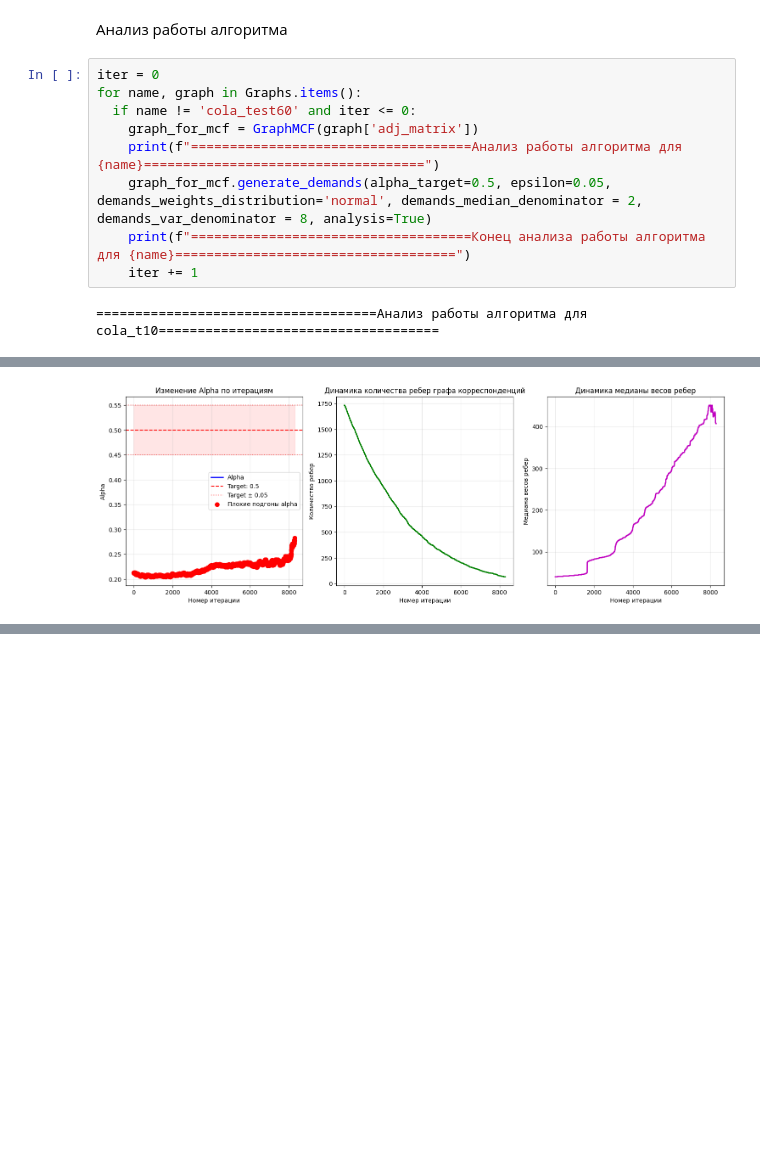
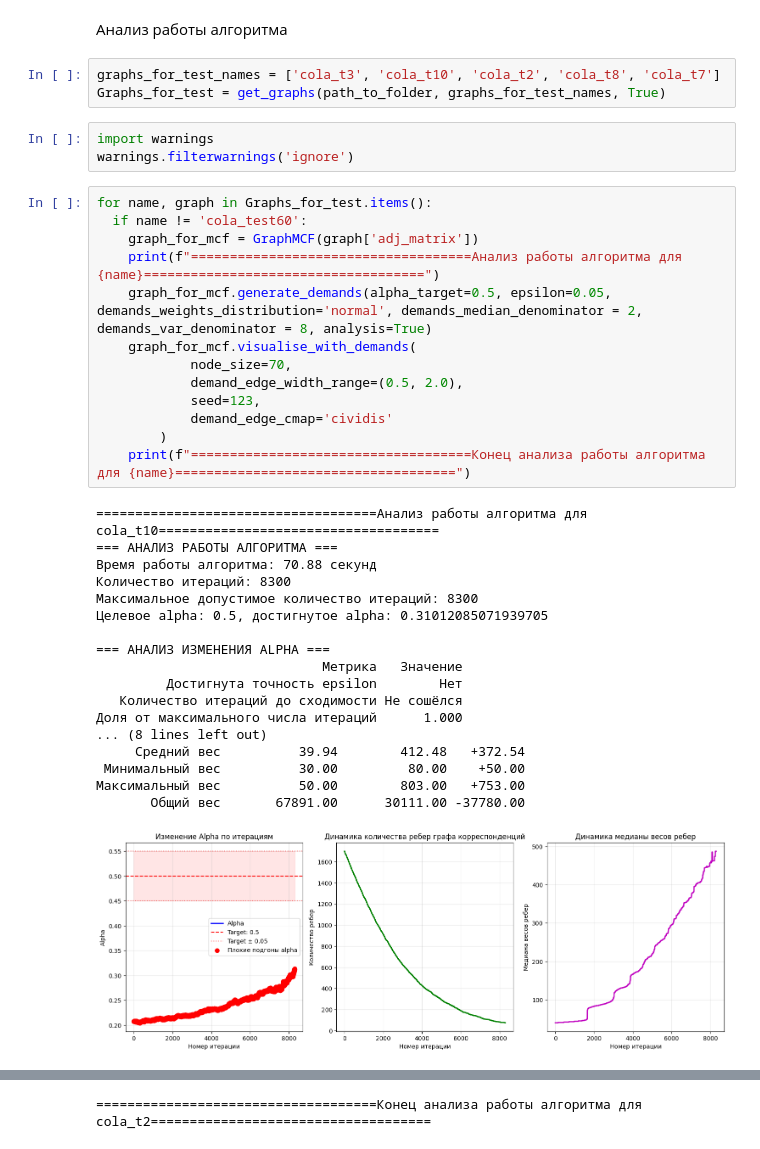
Before and after one commit to Karasiari/Graphs, a Jupyter notebook: Generating_demands.ipynb, the cells around one changed output, grey strips where cells are left out. Drawn from its saved outputs; the diff is of its cells as text; blank space fills up the shorter version.

```diff
--- a/Generating_demands.ipynb
+++ b/Generating_demands.ipynb
@@ -1114,13 +1114,40 @@ graphMCF.visualise_with_demands(
 # %% [markdown]
 Анализ работы алгоритма
+# %%
+graphs_for_test_names = ['cola_t3', 'cola_t10', 'cola_t2', 'cola_t8', 'cola_t7']
+Graphs_for_test = get_graphs(path_to_folder, graphs_for_test_names, True)
+# %%
+import warnings
+warnings.filterwarnings('ignore')
 # %%
-iter = 0
-for name, graph in Graphs.items():
-  if name != 'cola_test60' and iter <= 0:
+for name, graph in Graphs_for_test.items():
+  if name != 'cola_test60':
     graph_for_mcf = GraphMCF(graph['adj_matrix'])
     print(f"====================================Анализ работы алгоритма для {name}====================================")
     graph_for_mcf.generate_demands(alpha_target=0.5, epsilon=0.05, demands_weights_distribution='normal', demands_median_denominator = 2, demands_var_denominator = 8, analysis=True)
+    graph_for_mcf.visualise_with_demands(
+            node_size=70,
+            demand_edge_width_range=(0.5, 2.0),
+            seed=123,
+            demand_edge_cmap='cividis'
+        )
     print(f"====================================Конец анализа работы алгоритма для {name}====================================")
-    iter += 1
 # %% [output]
 ====================================Анализ работы алгоритма для cola_t10====================================
+=== АНАЛИЗ РАБОТЫ АЛГОРИТМА ===
+Время работы алгоритма: 70.88 секунд
+Количество итераций: 8300
+Максимальное допустимое количество итераций: 8300
+Целевое alpha: 0.5, достигнутое alpha: 0.31012085071939705
+
+=== АНАЛИЗ ИЗМЕНЕНИЯ ALPHA ===
+                             Метрика   Значение
+         Достигнута точность epsilon        Нет
+   Количество итераций до сходимости Не сошёлся
+Доля от максимального числа итераций      1.000
+... (8 lines left out)
+     Средний вес          39.94        412.48   +372.54
+ Минимальный вес          30.00         80.00    +50.00
+Максимальный вес          50.00        803.00   +753.00
+       Общий вес       67891.00      30111.00 -37780.00
+[figure, new version]
@@ -1144 +1170,0 @@ for name, graph in Graphs.items():
-[figure, old version]
@@ -1145,0 +1226 @@ for name, graph in Graphs.items():
+====================================Конец анализа работы алгоритма для cola_t2====================================
```
Also changed, not shown: parts of 7 cells of this notebook.
